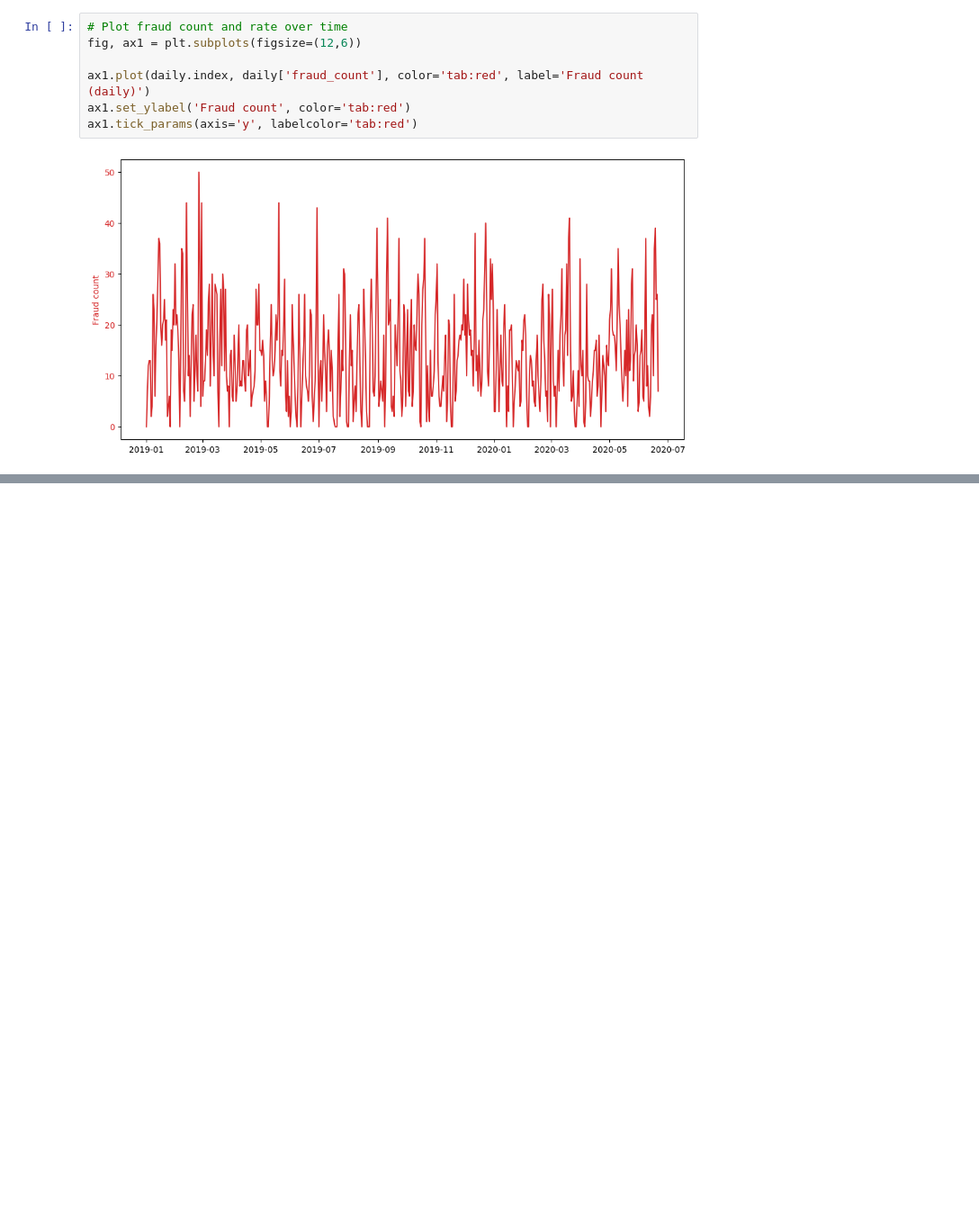
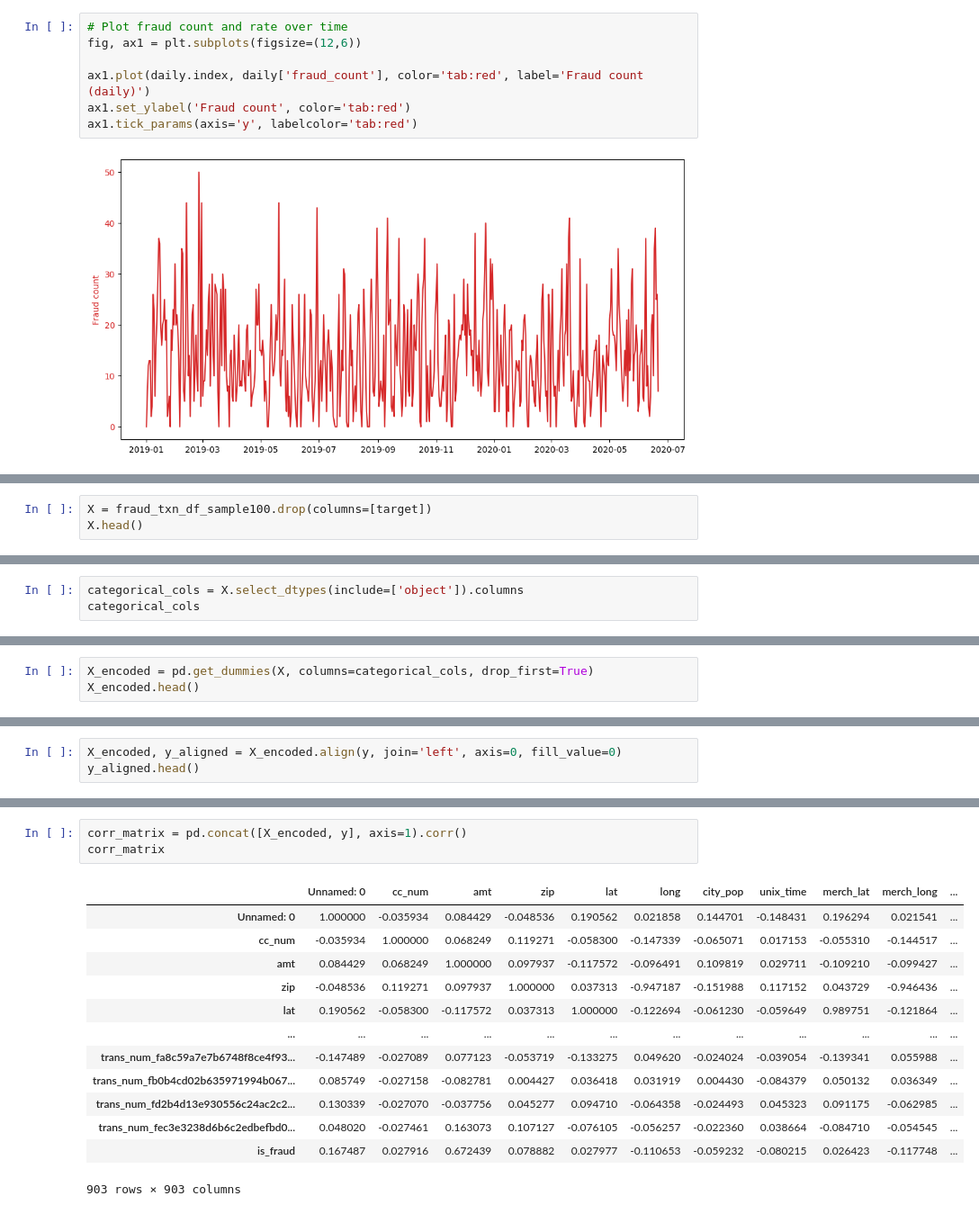
Before and after one commit to muzu1232005/iitm-meritius-ml-clsftion-ws1, a Jupyter notebook: test_work.ipynb, the cells around one changed output, grey strips where cells are left out. Shown at 90% size. Cells and saved outputs as stored; diff of their text form; blank space fills up the shorter version.

```diff
--- a/test_work.ipynb
+++ b/test_work.ipynb
@@ -211,0 +232,3 @@ ax1.tick_params(axis='y', labelcolor='tab:red')
+# %%
+X = fraud_txn_df_sample100.drop(columns=[target])
+X.head()
@@ -211,0 +243,3 @@ ax1.tick_params(axis='y', labelcolor='tab:red')
+# %%
+categorical_cols = X.select_dtypes(include=['object']).columns
+categorical_cols
@@ -211,0 +250,3 @@ ax1.tick_params(axis='y', labelcolor='tab:red')
+# %%
+X_encoded = pd.get_dummies(X, columns=categorical_cols, drop_first=True)
+X_encoded.head()
@@ -211,0 +261,3 @@ ax1.tick_params(axis='y', labelcolor='tab:red')
+# %%
+X_encoded, y_aligned = X_encoded.align(y, join='left', axis=0, fill_value=0)
+y_aligned.head()
@@ -211,0 +306,17 @@ ax1.tick_params(axis='y', labelcolor='tab:red')
+# %%
+corr_matrix = pd.concat([X_encoded, y], axis=1).corr()
+corr_matrix
+# %% [output]
+|  | Unnamed: 0 | cc_num | amt | zip | lat | long | city_pop | unix_time | merch_lat | merch_long | ... |
+| Unnamed: 0 | 1.000000 | -0.035934 | 0.084429 | -0.048536 | 0.190562 | 0.021858 | 0.144701 | -0.148431 | 0.196294 | 0.021541 | ... |
+| cc_num | -0.035934 | 1.000000 | 0.068249 | 0.119271 | -0.058300 | -0.147339 | -0.065071 | 0.017153 | -0.055310 | -0.144517 | ... |
+| amt | 0.084429 | 0.068249 | 1.000000 | 0.097937 | -0.117572 | -0.096491 | 0.109819 | 0.029711 | -0.109210 | -0.099427 | ... |
+| zip | -0.048536 | 0.119271 | 0.097937 | 1.000000 | 0.037313 | -0.947187 | -0.151988 | 0.117152 | 0.043729 | -0.946436 | ... |
+| lat | 0.190562 | -0.058300 | -0.117572 | 0.037313 | 1.000000 | -0.122694 | -0.061230 | -0.059649 | 0.989751 | -0.121864 | ... |
+| ... | ... | ... | ... | ... | ... | ... | ... | ... | ... | ... | ... |
+| trans_num_fa8c59a7e7b6748f8ce4f93... | -0.147489 | -0.027089 | 0.077123 | -0.053719 | -0.133275 | 0.049620 | -0.024024 | -0.039054 | -0.139341 | 0.055988 | ... |
+| trans_num_fb0b4cd02b635971994b067... | 0.085749 | -0.027158 | -0.082781 | 0.004427 | 0.036418 | 0.031919 | 0.004430 | -0.084379 | 0.050132 | 0.036349 | ... |
+| trans_num_fd2b4d13e930556c24ac2c2... | 0.130339 | -0.027070 | -0.037756 | 0.045277 | 0.094710 | -0.064358 | -0.024493 | 0.045323 | 0.091175 | -0.062985 | ... |
+| trans_num_fec3e3238d6b6c2edbefbd0... | 0.048020 | -0.027461 | 0.163073 | 0.107127 | -0.076105 | -0.056257 | -0.022360 | 0.038664 | -0.084710 | -0.054545 | ... |
+| is_fraud | 0.167487 | 0.027916 | 0.672439 | 0.078882 | 0.027977 | -0.110653 | -0.059232 | -0.080215 | 0.026423 | -0.117748 | ... |
+903 rows × 903 columns
```
Also changed, not shown: parts of 14 cells of this notebook.
